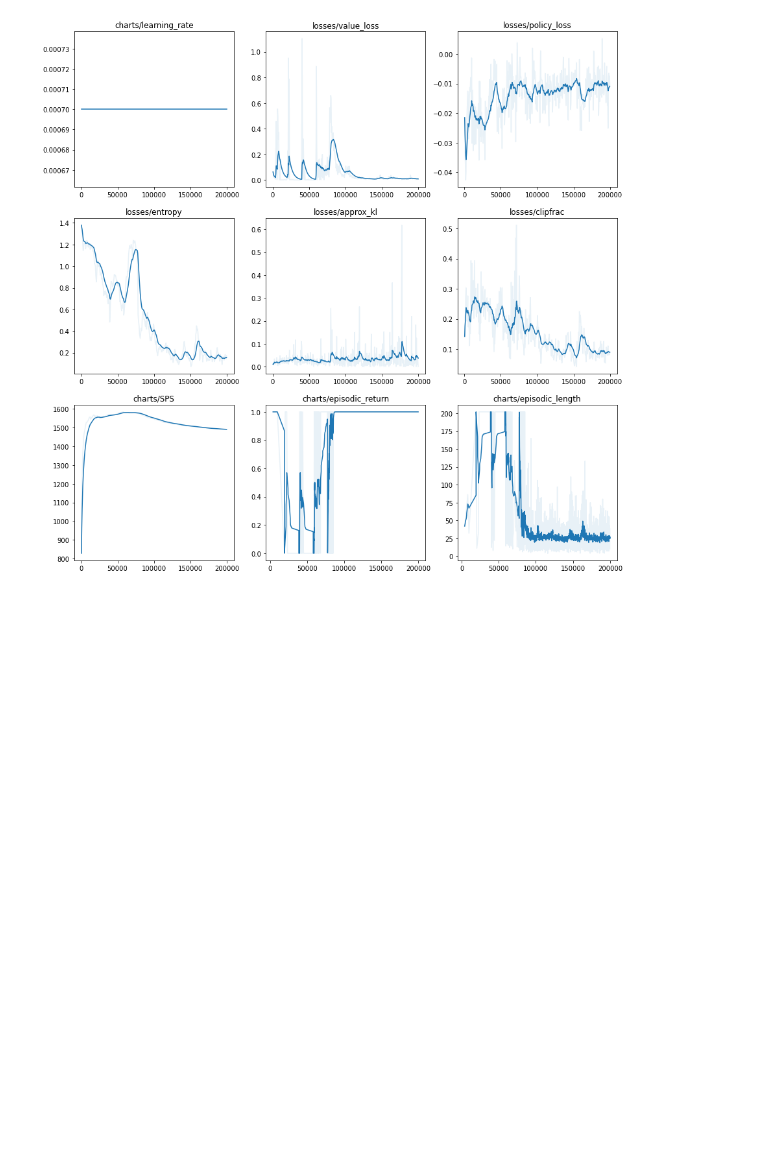
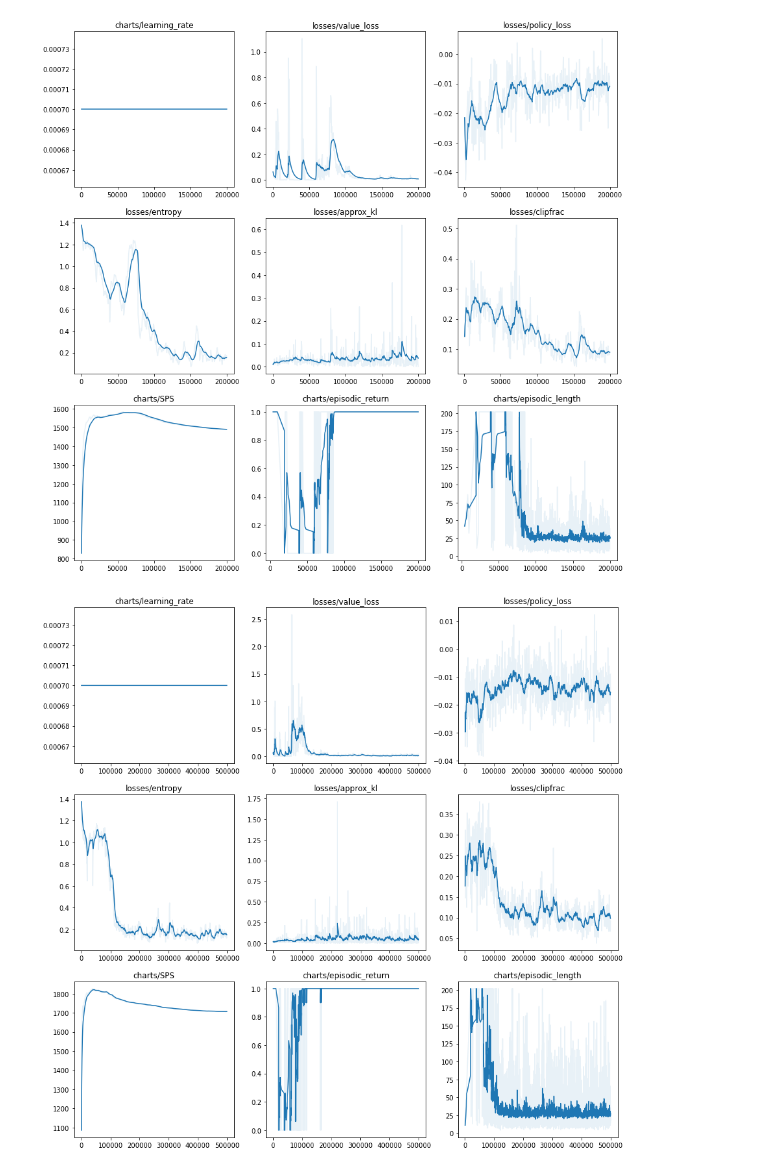
Before and after one commit to liuandrew/training-rl-algo, a Jupyter notebook: write_and_test/read_experiments.ipynb, the cells around one changed output. Cells and saved outputs as stored; diff of their text form; code cells hidden in the pictures; blank space fills up the shorter version.

```diff
--- a/write_and_test/read_experiments.ipynb
+++ b/write_and_test/read_experiments.ipynb
@@ -189,3 +195,8 @@ df = load_exp_df('nav_visible_none')
 plot_exp_df(df)
 # %% [output]
 [figure]
+# %%
+df = load_exp_df('nav_invisible_color_4_none')
+plot_exp_df(df)
+# %% [output]
+[figure, added]
```
Also changed, not shown: parts of 2 cells of this notebook, 12 other files.
